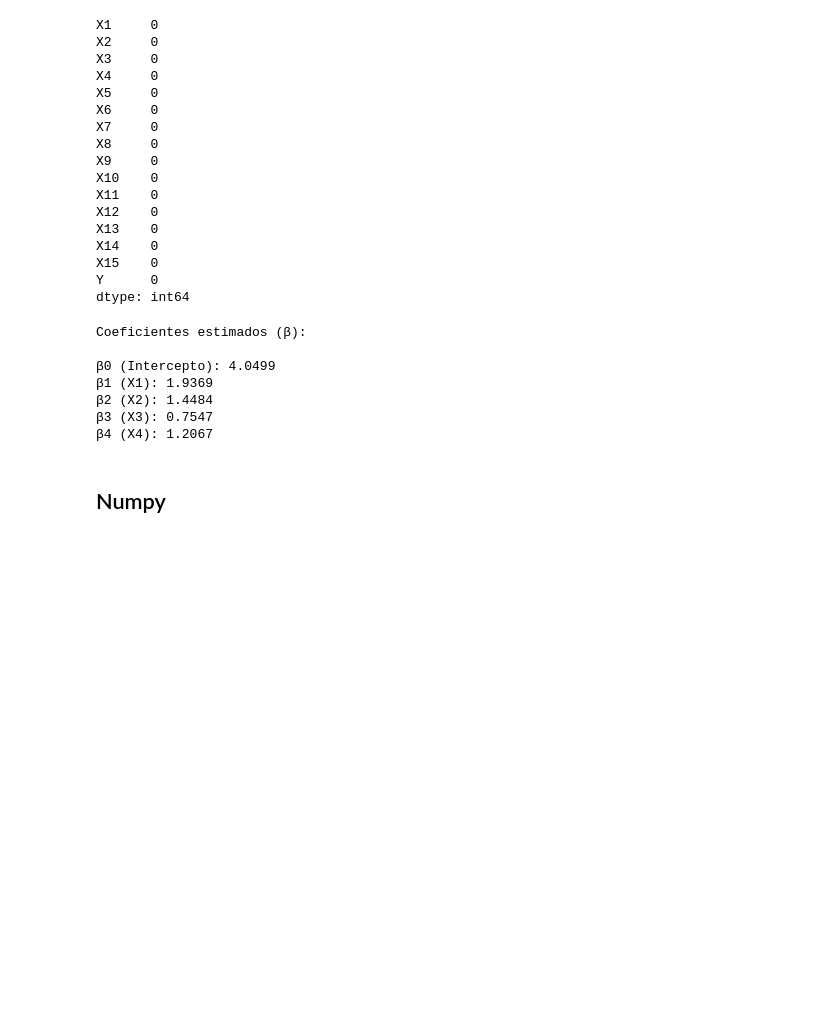
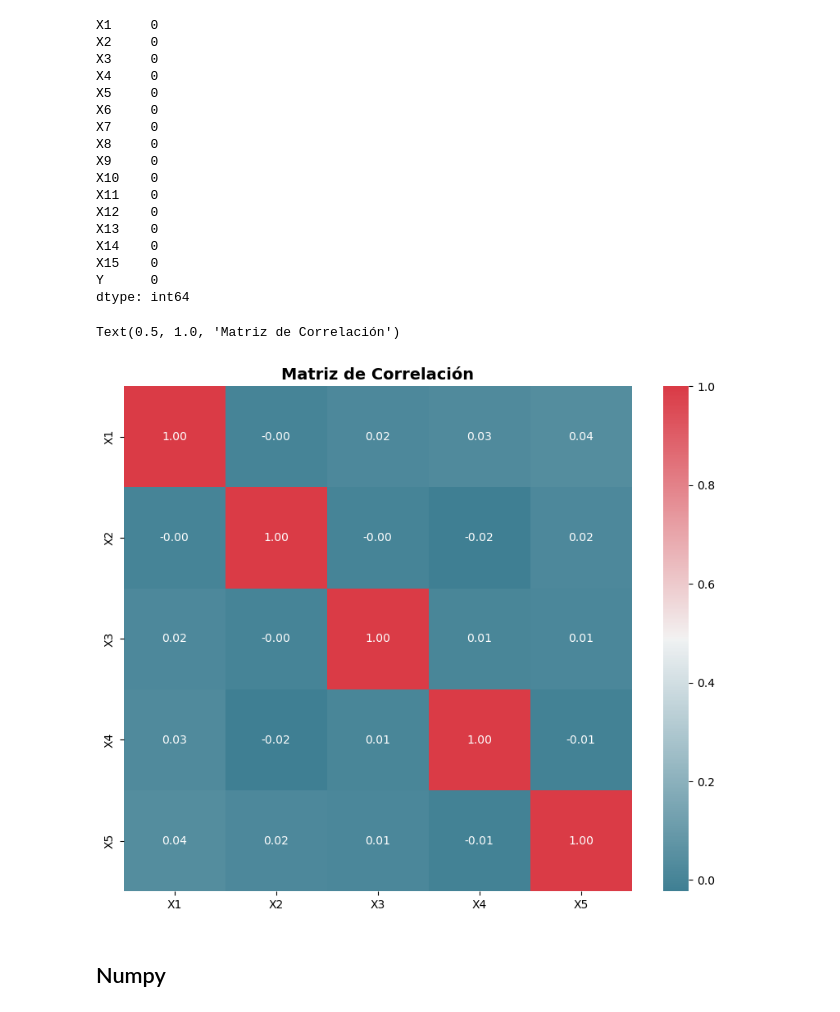
Before and after one commit to Juanart15/ActividadOLSyGradiente, a Jupyter notebook: actividad.ipynb, the cells around one changed output. Cells and saved outputs as stored; diff of their text form; code cells hidden in the pictures; blank space fills up the shorter version.

```diff
--- a/actividad.ipynb
+++ b/actividad.ipynb
@@ -112,54 +117,16 @@ X14    0
 X15    0
 Y      0
 dtype: int64
-# %%
-import numpy as np
-import pandas as pd
-
-# Simulación de datos con valores faltantes
-np.random.seed(42)
-total_datos = 4000
-n_features = 4  # Ahora hay 4 variables independientes
-
-# Variables independientes (X) con valores faltantes
-X = np.random.rand(total_datos, n_features)
-X[np.random.choice(total_datos, 205), 0] = np.nan
-X[np.random.choice(total_datos, 202), 1] = np.nan
-X[np.random.choice(total_datos, 210), 2] = np.nan
-X[np.random.choice(total_datos, 222), 3] = np.nan
-
-y = 3.5 + 2.3 * X[:, 0] + 1.7 * X[:, 1] + 0.9 * X[:, 2] + 1.5 * X[:, 3] + np.random.randn(total_datos)
-
-df = pd.DataFrame(X, columns=["X1", "X2", "X3", "X4"])
-df["y"] = y
-
-df.fillna(df.mean(), inplace=True)
-
-X = df[["X1", "X2", "X3", "X4"]].values
-y = df["y"].values
-
-# Agregar columna de unos para el término independiente (β0)
-X_b = np.c_[np.ones((X.shape[0], 1)), X]  # Añade una columna de unos a X
-
-# 3️⃣ Cálculo de los coeficientes usando la fórmula OLS: β = (XᵀX)⁻¹ Xᵀy
-XT_X = X_b.T @ X_b  # Multiplicación de la transpuesta de X por X
-XT_X_inv = np.linalg.inv(XT_X)  # Inversa de (XᵀX)
-XT_y = X_b.T @ y  # Multiplicación de la transpuesta de X por y
-beta = XT_X_inv @ XT_y  # Cálculo final de los coeficientes
-
-print(f"Coeficientes estimados (β):\n")
-print(f"β0 (Intercepto): {beta[0]:.4f}")
-print(f"β1 (X1): {beta[1]:.4f}")
-print(f"β2 (X2): {beta[2]:.4f}")
-print(f"β3 (X3): {beta[3]:.4f}")
-print(f"β4 (X4): {beta[4]:.4f}")
-# %% [output]
-Coeficientes estimados (β):
-
-β0 (Intercepto): 4.0499
-β1 (X1): 1.9369
-β2 (X2): 1.4484
-β3 (X3): 0.7547
-β4 (X4): 1.2067
+# %%
+columnas = ['X1', 'X2', 'X3',  'X4','X5' ]
+
+corr_mat = df[columnas].corr()
+
+plt.figure(figsize=(10, 8))
+sns.heatmap(corr_mat, cmap=sns.diverging_palette(220, 10, as_cmap=True), annot=True, fmt=".2f")
+plt.title("Matriz de Correlación", fontsize=14, fontweight="bold")
+# %% [output]
+Text(0.5, 1.0, 'Matriz de Correlación')
+[figure, added]
 # %% [markdown]
 ## Numpy
```
Also changed, not shown: parts of 17 cells of this notebook.
